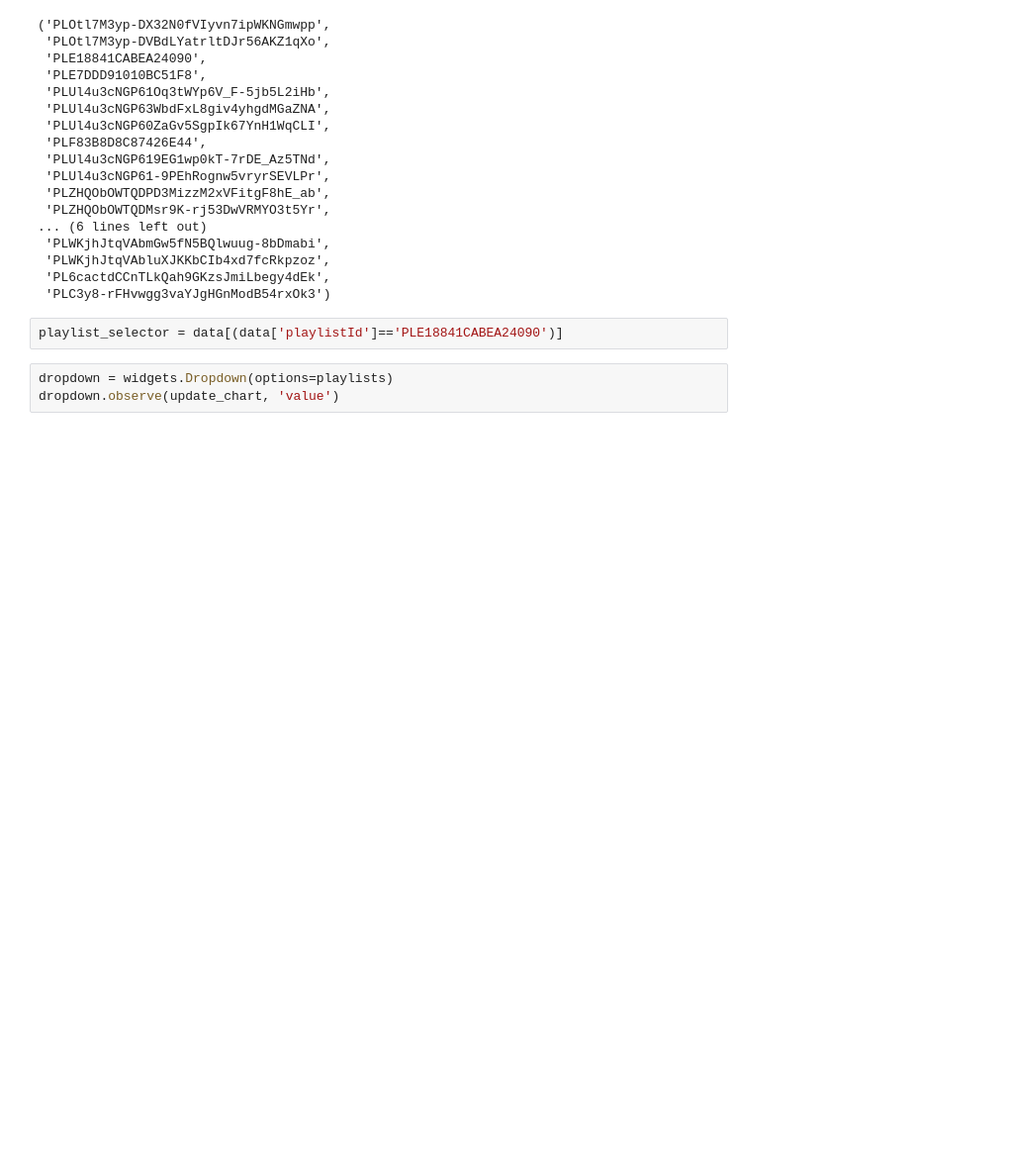
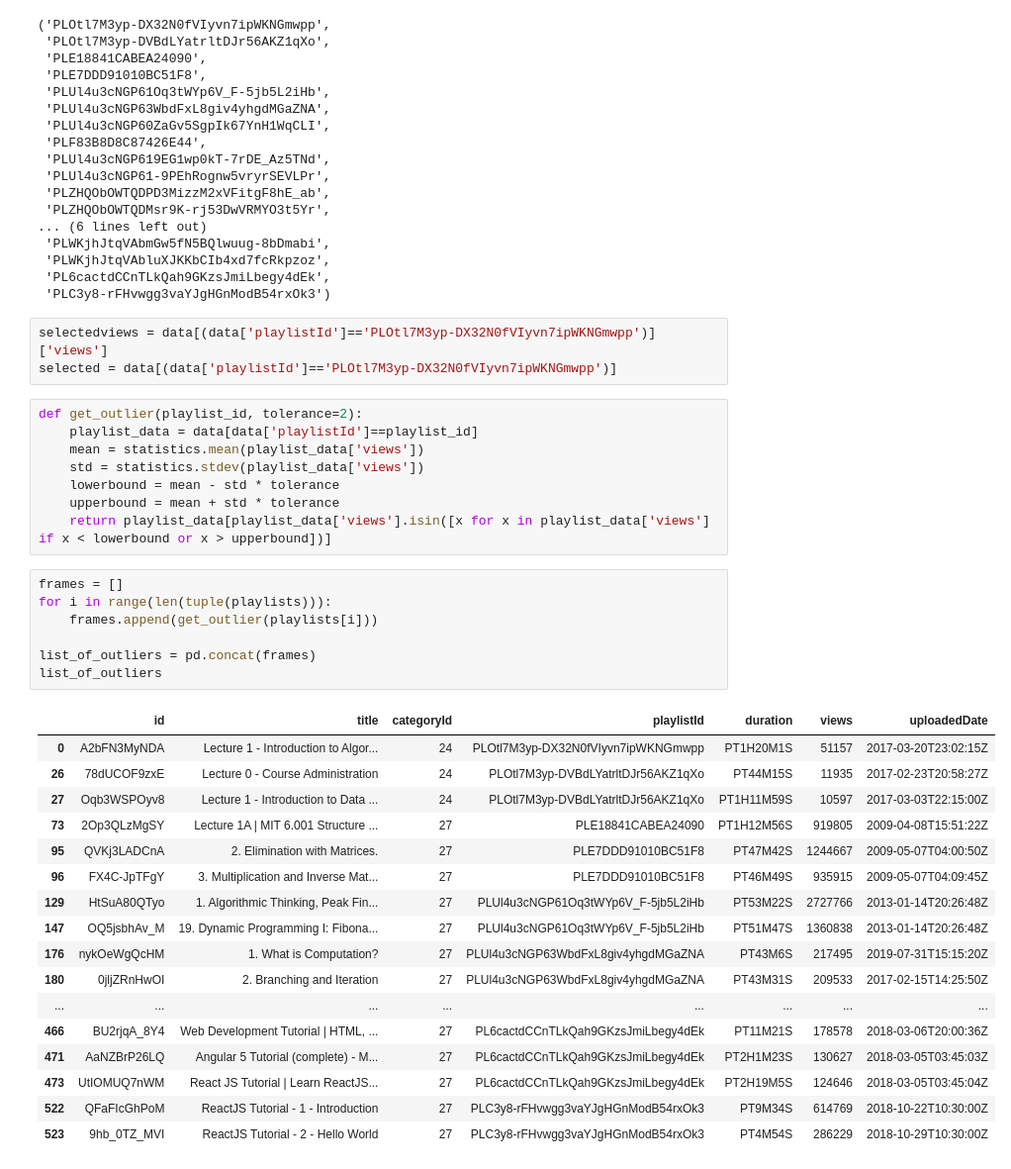
Before and after one commit to ajw998/yt-playlists-analysis, a Jupyter notebook: exploratory-analysis.ipynb, the cells around one changed output. Shown at 99% size. Drawn from its saved outputs; the diff is of its cells as text; blank space fills up the shorter version.

Commit message:
Add outlier search function

```diff
--- a/exploratory-analysis.ipynb
+++ b/exploratory-analysis.ipynb
@@ -40,9 +45,40 @@ tuple(playlists)
  'PLWKjhJtqVAbluXJKKbCIb4xd7fcRkpzoz',
  'PL6cactdCCnTLkQah9GKzsJmiLbegy4dEk',
  'PLC3y8-rFHvwgg3vaYJgHGnModB54rxOk3')
-# %%
-playlist_selector = data[(data['playlistId']=='PLE18841CABEA24090')]
-# %%
-dropdown = widgets.Dropdown(options=playlists)
-dropdown.observe(update_chart, 'value')
+# %%
+selectedviews = data[(data['playlistId']=='PLOtl7M3yp-DX32N0fVIyvn7ipWKNGmwpp')]['views']
+selected = data[(data['playlistId']=='PLOtl7M3yp-DX32N0fVIyvn7ipWKNGmwpp')]
+# %%
+def get_outlier(playlist_id, tolerance=2):
+    playlist_data = data[data['playlistId']==playlist_id]
+    mean = statistics.mean(playlist_data['views'])
+    std = statistics.stdev(playlist_data['views'])
+    lowerbound = mean - std * tolerance
+    upperbound = mean + std * tolerance
+    return playlist_data[playlist_data['views'].isin([x for x in playlist_data['views'] if x < lowerbound or x > upperbound])]
+# %%
+frames = []
+for i in range(len(tuple(playlists))):
+    frames.append(get_outlier(playlists[i]))
+
+list_of_outliers = pd.concat(frames)
+list_of_outliers
+# %% [output]
+|  | id | title | categoryId | playlistId | duration | views | uploadedDate |
+| 0 | A2bFN3MyNDA | Lecture 1 - Introduction to Algor... | 24 | PLOtl7M3yp-DX32N0fVIyvn7ipWKNGmwpp | PT1H20M1S | 51157 | 2017-03-20T23:02:15Z |
+| 26 | 78dUCOF9zxE | Lecture 0 - Course Administration | 24 | PLOtl7M3yp-DVBdLYatrltDJr56AKZ1qXo | PT44M15S | 11935 | 2017-02-23T20:58:27Z |
+| 27 | Oqb3WSPOyv8 | Lecture 1 - Introduction to Data ... | 24 | PLOtl7M3yp-DVBdLYatrltDJr56AKZ1qXo | PT1H11M59S | 10597 | 2017-03-03T22:15:00Z |
+| 73 | 2Op3QLzMgSY | Lecture 1A | MIT 6.001 Structure ... | 27 | PLE18841CABEA24090 | PT1H12M56S | 919805 | 2009-04-08T15:51:22Z |
+| 95 | QVKj3LADCnA | 2. Elimination with Matrices. | 27 | PLE7DDD91010BC51F8 | PT47M42S | 1244667 | 2009-05-07T04:00:50Z |
+| 96 | FX4C-JpTFgY | 3. Multiplication and Inverse Mat... | 27 | PLE7DDD91010BC51F8 | PT46M49S | 935915 | 2009-05-07T04:09:45Z |
+| 129 | HtSuA80QTyo | 1. Algorithmic Thinking, Peak Fin... | 27 | PLUl4u3cNGP61Oq3tWYp6V_F-5jb5L2iHb | PT53M22S | 2727766 | 2013-01-14T20:26:48Z |
+| 147 | OQ5jsbhAv_M | 19. Dynamic Programming I: Fibona... | 27 | PLUl4u3cNGP61Oq3tWYp6V_F-5jb5L2iHb | PT51M47S | 1360838 | 2013-01-14T20:26:48Z |
+| 176 | nykOeWgQcHM | 1. What is Computation? | 27 | PLUl4u3cNGP63WbdFxL8giv4yhgdMGaZNA | PT43M6S | 217495 | 2019-07-31T15:15:20Z |
+| 180 | 0jljZRnHwOI | 2. Branching and Iteration | 27 | PLUl4u3cNGP63WbdFxL8giv4yhgdMGaZNA | PT43M31S | 209533 | 2017-02-15T14:25:50Z |
+| ... | ... | ... | ... | ... | ... | ... | ... |
+| 466 | BU2rjqA_8Y4 | Web Development Tutorial | HTML, ... | 27 | PL6cactdCCnTLkQah9GKzsJmiLbegy4dEk | PT11M21S | 178578 | 2018-03-06T20:00:36Z |
+| 471 | AaNZBrP26LQ | Angular 5 Tutorial (complete) - M... | 27 | PL6cactdCCnTLkQah9GKzsJmiLbegy4dEk | PT2H1M23S | 130627 | 2018-03-05T03:45:03Z |
+| 473 | UtIOMUQ7nWM | React JS Tutorial | Learn ReactJS... | 27 | PL6cactdCCnTLkQah9GKzsJmiLbegy4dEk | PT2H19M5S | 124646 | 2018-03-05T03:45:04Z |
+| 522 | QFaFIcGhPoM | ReactJS Tutorial - 1 - Introduction | 27 | PLC3y8-rFHvwgg3vaYJgHGnModB54rxOk3 | PT9M34S | 614769 | 2018-10-22T10:30:00Z |
+| 523 | 9hb_0TZ_MVI | ReactJS Tutorial - 2 - Hello World | 27 | PLC3y8-rFHvwgg3vaYJgHGnModB54rxOk3 | PT4M54S | 286229 | 2018-10-29T10:30:00Z |
 # %%
```
Also changed, not shown: parts of 5 cells of this notebook.
